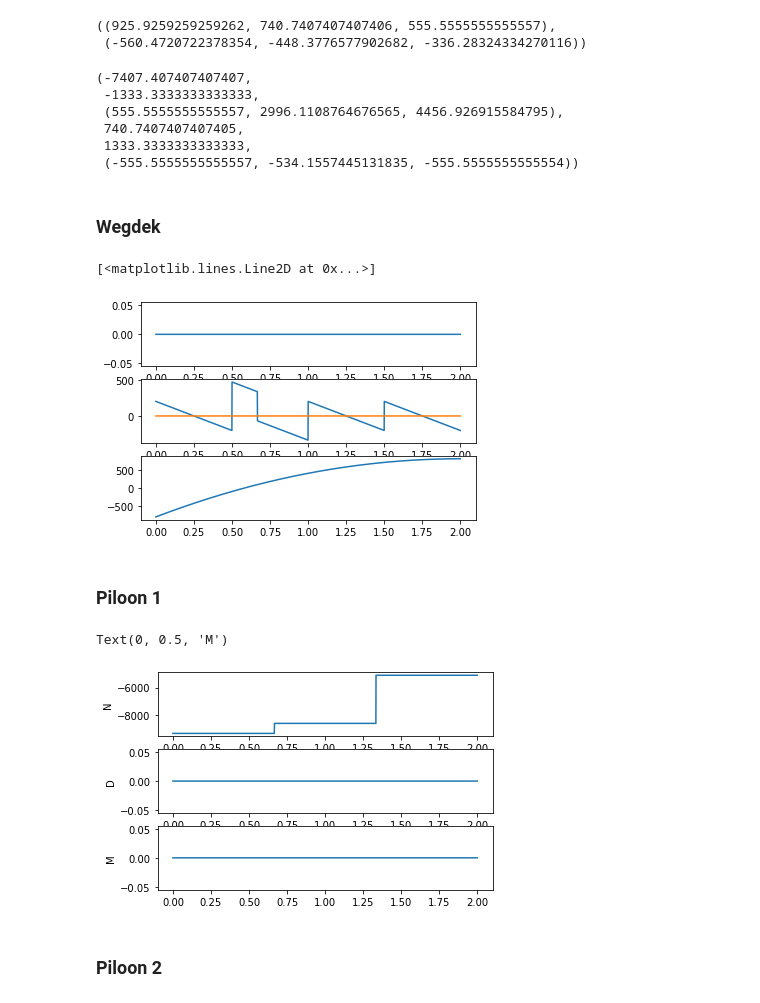
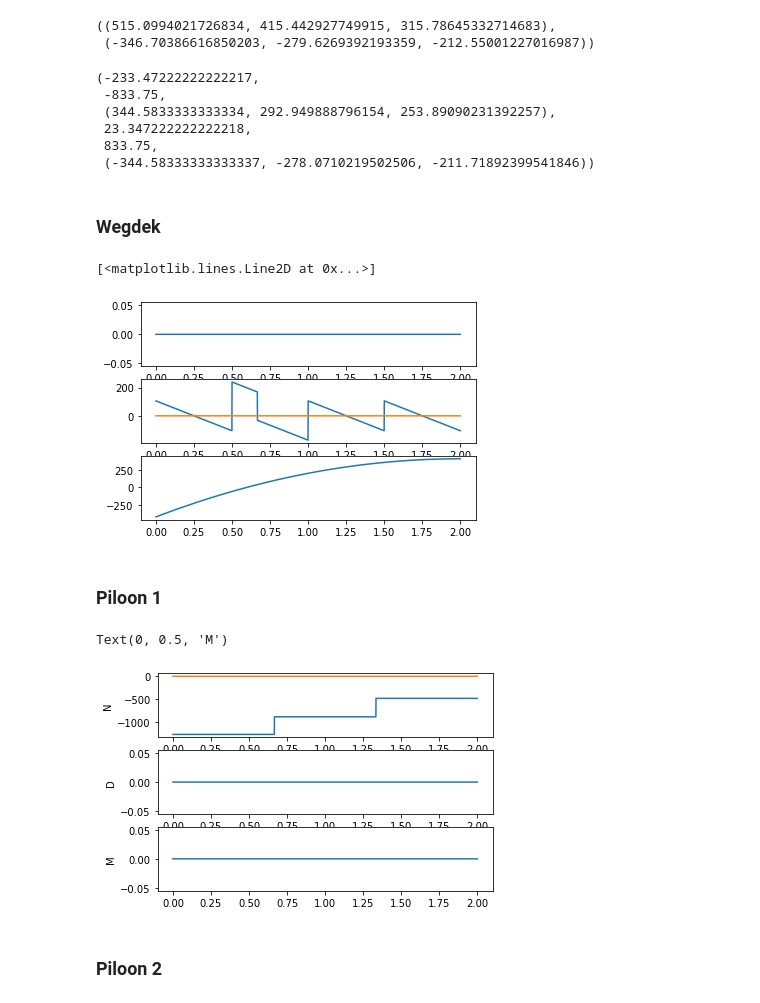
Before and after one commit to SamClercky/project-bouwkunde, a Jupyter notebook: genetic-algo-optim.ipynb, the cells around one changed output. Cells and saved outputs as stored; diff of their text form; code cells hidden in the pictures.

```diff
--- a/genetic-algo-optim.ipynb
+++ b/genetic-algo-optim.ipynb
@@ -19,5 +19,5 @@ Berekeningen gaan uit van volgende situatie:
 # %%
-brug = Brug(2, 0.2, 0.1, 0.1, 3)
+brug = Brug(2, 0.2, 2.1, 2.1, 0.1, 0.1, 3)
 brug.__dict__
 # %% [output]
 {'h1': 2,
@@ -38,17 +40,17 @@ Va, Vb, Fi
 FiA, FiB = brug.calc_touw_kracht()
 FiA, FiB
 # %% [output]
-((925.9259259259262, 740.7407407407406, 555.5555555555557),
- (-560.4720722378354, -448.3776577902682, -336.28324334270116))
+((515.0994021726834, 415.442927749915, 315.78645332714683),
+ (-346.70386616850203, -279.6269392193359, -212.55001227016987))
 # %%
 brug.calc_kant()
 # %% [output]
-(-7407.407407407407,
- -1333.3333333333333,
- (555.5555555555557, 2996.1108764676565, 4456.926915584795),
- 740.7407407407405,
- 1333.3333333333333,
- (-555.5555555555557, -534.1557445131835, -555.5555555555554))
+(-233.47222222222217,
+ -833.75,
+ (344.5833333333334, 292.949888796154, 253.89090231392257),
+ 23.347222222222218,
+ 833.75,
+ (-344.58333333333337, -278.0710219502506, -211.71892399541846))
 # %% [markdown]
 ### Wegdek
 # %%
@@ -65,26 +67,27 @@ ax3 = plt.subplot(3,1,3, sharex=ax1)
 ax3.plot(x, M)
 # %% [output]
 [<matplotlib.lines.Line2D at 0x...>]
-[figure, old version]
+[figure, new version]
 # %% [markdown]
 ### Piloon 1
 # %%
 x = np.arange(0, brug.h1, 0.001)
 N, D, M = list(zip(*[brug.calc_intern_balk(xi, True) for xi in x]))
 
 plt.figure()
 ax1 = plt.subplot(3,1,1)
 ax1.plot(x, N)
+ax1.plot(x, [0]*len(x))
 ax1.set_ylabel("N")
 ax2 = plt.subplot(3,1,2)
 ax2.plot(x, D)
 ax2.set_ylabel("D")
 ax3 = plt.subplot(3,1,3)
 ax3.plot(x, M)
 ax3.set_ylabel("M")
 # %% [output]
 Text(0, 0.5, 'M')
-[figure, old version]
+[figure, new version]
 # %% [markdown]
 ### Piloon 2
 # %%
```
Also changed, not shown: parts of 6 cells of this notebook, 6 other files.
